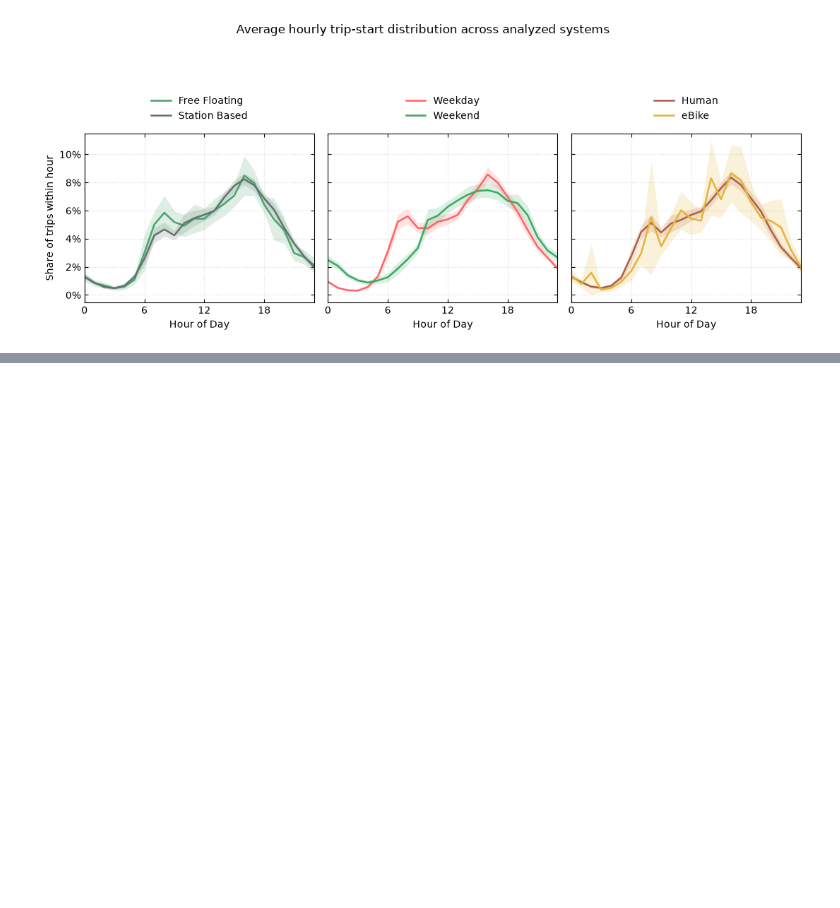
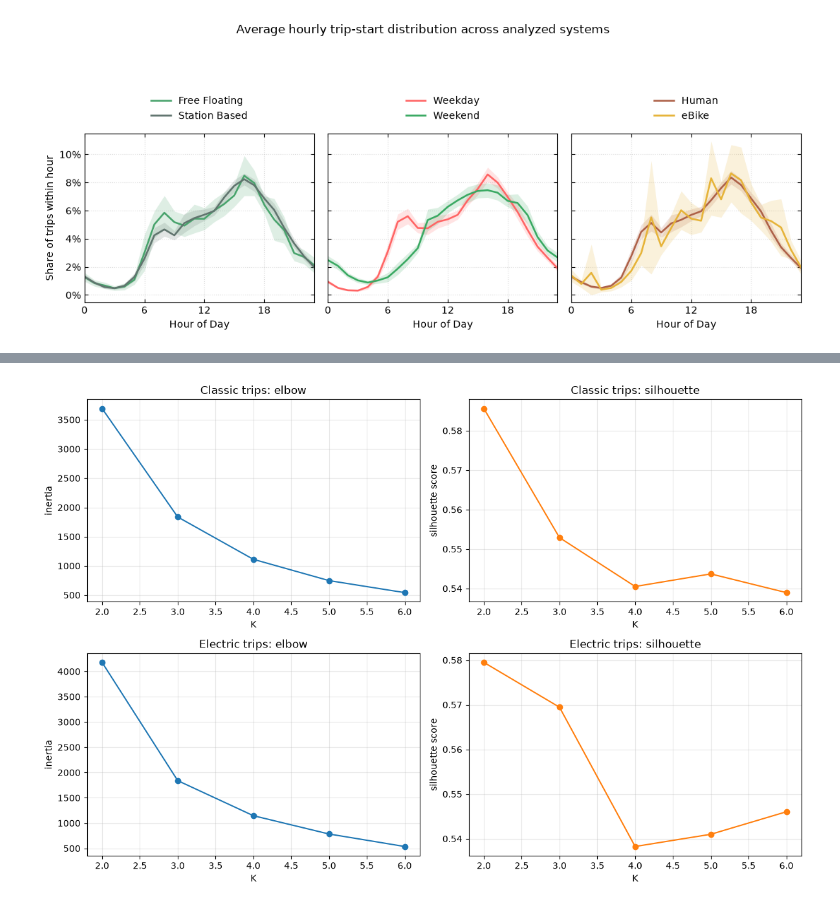
Before and after one commit to haitam-l/Challenge-DASCI, a Jupyter notebook: notebooks/data_analysis.ipynb, the cells around one changed output, grey strips where cells are left out. Drawn from its saved outputs; the diff is of its cells as text; code cells hidden in the pictures; blank space fills up the shorter version.

Commit message:
feat(task_2): divide trips by propultion type before clustering.

```diff
--- a/notebooks/data_analysis.ipynb
+++ b/notebooks/data_analysis.ipynb
@@ -603,0 +614,14 @@ plt.show()
+# %%
+# TODO: Divide bike trips into two groups: trips made by classic bikes, and those made by electric bikes
+
+trips_valid = trips_valid.merge(
+    cities[["id", "timezone"]].rename(columns={"id": "city_id"}),
+    on="city_id",
+    how="left",
+)
+
+classic_trips = trips_valid[trips_valid["propulsion_type"].eq("human")].copy()
+electric_trips = trips_valid[trips_valid["propulsion_type"].eq("electric_assist")].copy()
+
+print(f"Classic trips: {classic_trips.shape[0]}")
+print(f"Electric trips: {electric_trips.shape[0]}")
@@ -603,0 +633,84 @@ plt.show()
+# %%
+# TODO: sample 10000 trips in each group
+
+from sklearn.cluster import KMeans
+from sklearn.metrics import silhouette_score
+from sklearn.preprocessing import StandardScaler
+
+rng = np.random.RandomState(42)
+sample_size = 10_000
+
+classic_sample = classic_trips.sample(
+    n=min(sample_size, len(classic_trips)),
+    random_state=rng.randint(0, 10_000),
+).copy()
+electric_sample = electric_trips.sample(
+    n=min(sample_size, len(electric_trips)),
+    random_state=rng.randint(0, 10_000),
+).copy()
+
+# TODO: Perform KMeans for K = 2 to 6.
+#       Use only the trip duration feature and silhouette analysis to select the best K
+#       And visualize the selection process
+# TODO: We log-transform duration because trip lengths are right-skewed and KMeans works better on a more balanced scale.
+# TODO: Compare silhouette scores across K = 2..6 and choose the K with the highest score.
+# TODO: Inspect the resulting cluster distributions to confirm the selected K is meaningful.
+
+def prepare_duration_feature(df):
+    duration_minutes = df["duration"] / 60.0
+    duration_minutes = duration_minutes.clip(lower=1e-9)
+    return np.log(duration_minutes.to_numpy()).reshape(-1, 1)
+
+
+def evaluate_kmeans(df):
+    # TODO: Standardize the transformed duration feature before clustering.
+    X = StandardScaler().fit_transform(prepare_duration_feature(df))
+    ks = list(range(2, 7))
+    sil_scores = []
+    inertias = []
+    models = {}
+
+    for k in ks:
+        model = KMeans(n_clusters=k, n_init=10, random_state=42)
+        labels = model.fit_predict(X)
+        sil_scores.append(silhouette_score(X, labels))
+        inertias.append(model.inertia_)
+        models[k] = model
+
+    best_k = ks[int(np.argmax(sil_scores))]
+    return ks, sil_scores, inertias, X, best_k, models
+
+
+cluster_results = {}
+for group_name, group_df in [("classic", classic_sample), ("electric", electric_sample)]:
+    # TODO: Save the silhouette and elbow results for each group.
+    ks, sil_scores, inertias, X, best_k, models = evaluate_kmeans(group_df)
+    cluster_results[group_name] = {
+        "ks": ks,
+        "sil_scores": sil_scores,
+        "inertias": inertias,
+        "best_k": best_k,
+        "X": X,
+        "model": models[best_k],
+    }
+    print(f"{group_name.title()} group best K: {best_k}")
+    print({"k": list(ks), "silhouette": [round(v, 4) for v in sil_scores], "inertia": [round(v, 4) for v in inertias]})
+
+# TODO: Plot both the elbow curve and silhouette score curve for both groups.
+fig, axes = plt.subplots(2, 2, figsize=(12, 8))
+for row, (group_name, result) in enumerate(cluster_results.items()):
+    axes[row, 0].plot(result["ks"], result["inertias"], marker="o", color="tab:blue")
+    axes[row, 0].set_title(f"{group_name.title()} trips: elbow")
+    axes[row, 0].set_xlabel("K")
+    axes[row, 0].set_ylabel("inertia")
+    axes[row, 0].grid(alpha=0.3)
+
+    axes[row, 1].plot(result["ks"], result["sil_scores"], marker="o", color="tab:orange")
+    axes[row, 1].set_title(f"{group_name.title()} trips: silhouette")
+    axes[row, 1].set_xlabel("K")
+    axes[row, 1].set_ylabel("silhouette score")
+    axes[row, 1].grid(alpha=0.3)
+
+plt.tight_layout()
+plt.show()
+# %% [output]
@@ -603,0 +721 @@ plt.show()
+[figure, added]
```
Also changed, not shown: parts of 12 cells of this notebook, 1 other file.
